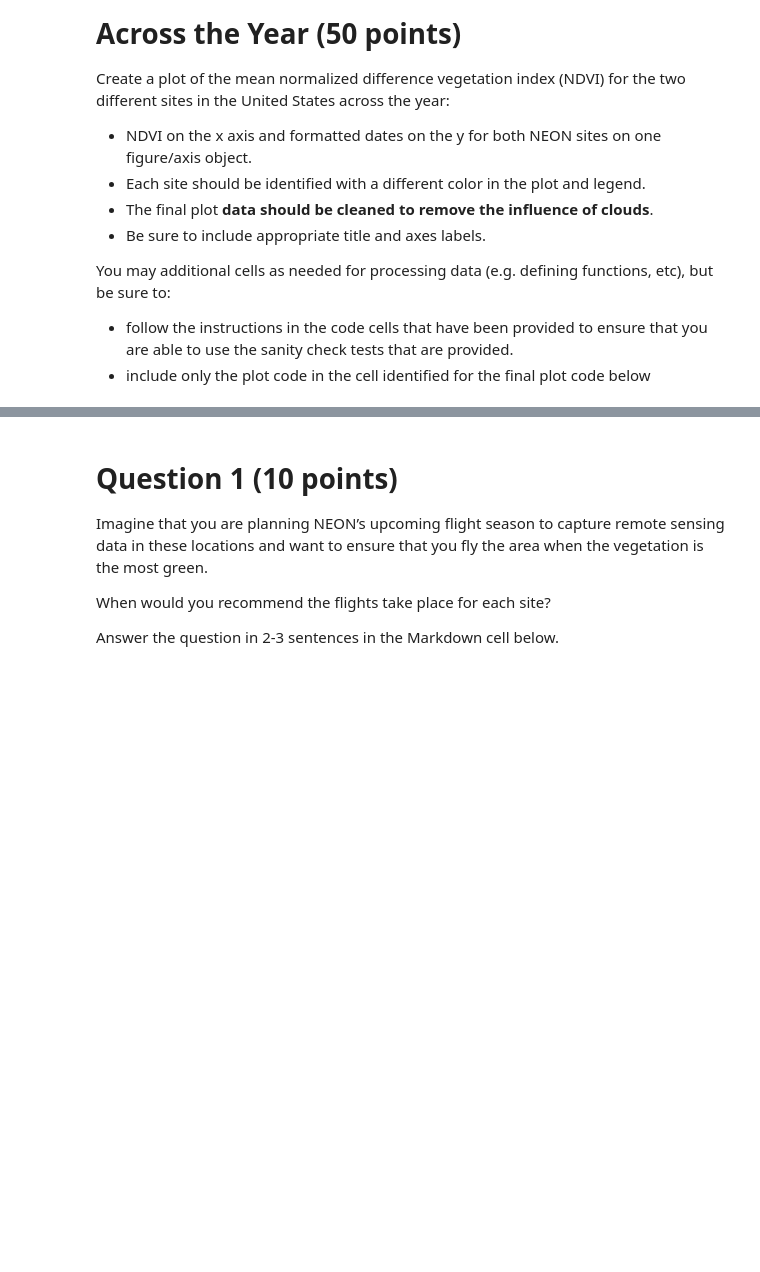
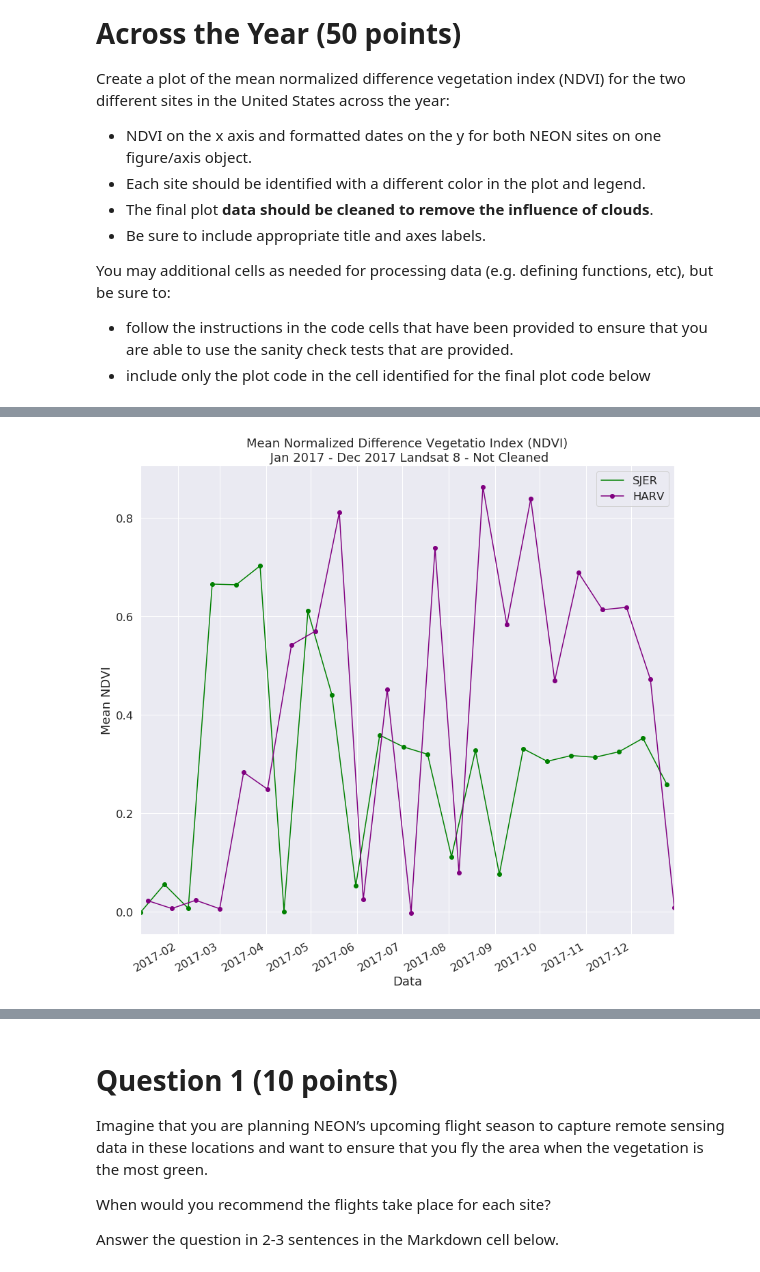
Before and after one commit to earthlab-education/ea-python-2020-07-ndvi-automation-template, a Jupyter notebook: ea-python-2020-07-ndvi-automation.ipynb, the cells around one changed output, grey strips where cells are left out. Drawn from its saved outputs; the diff is of its cells as text; code cells hidden in the pictures; blank space fills up the shorter version.

```diff
--- a/ea-python-2020-07-ndvi-automation.ipynb
+++ b/ea-python-2020-07-ndvi-automation.ipynb
@@ -114,0 +313,21 @@ raise NotImplementedError()
+# %%
+# Plotting the data
+# Creating Data column in data format
+
+ndvi_sjer_unclean['Data'] = ndvi_sjer_unclean['Data'].astype('datetime64[ns]')
+
+ndvi_harv_unclean['Data'] = ndvi_harv_unclean['Data'].astype('datetime64[ns]')
+
+fig, ax = plt.subplots(figsize=(14, 14))
+
+ax.set(xlabel="Month",
+       ylabel="Mean NDVI",
+       title='Mean Normalized Difference Vegetatio Index (NDVI)\n Jan 2017 - Dec 2017 Landsat 8 - Not Cleaned')
+
+ndvi_sjer_unclean.plot(ax=ax, x ='Data', y='Mean_NDVI',  marker='o', color = 'green', label='SJER')
+
+ndvi_harv_unclean.plot(ax=ax, x ='Data', y='Mean_NDVI', marker='o', color = 'purple', label='HARV')
+
+plt.show()
+# %% [output]
+[figure, added]
```
Also changed, not shown: parts of 18 cells of this notebook.
